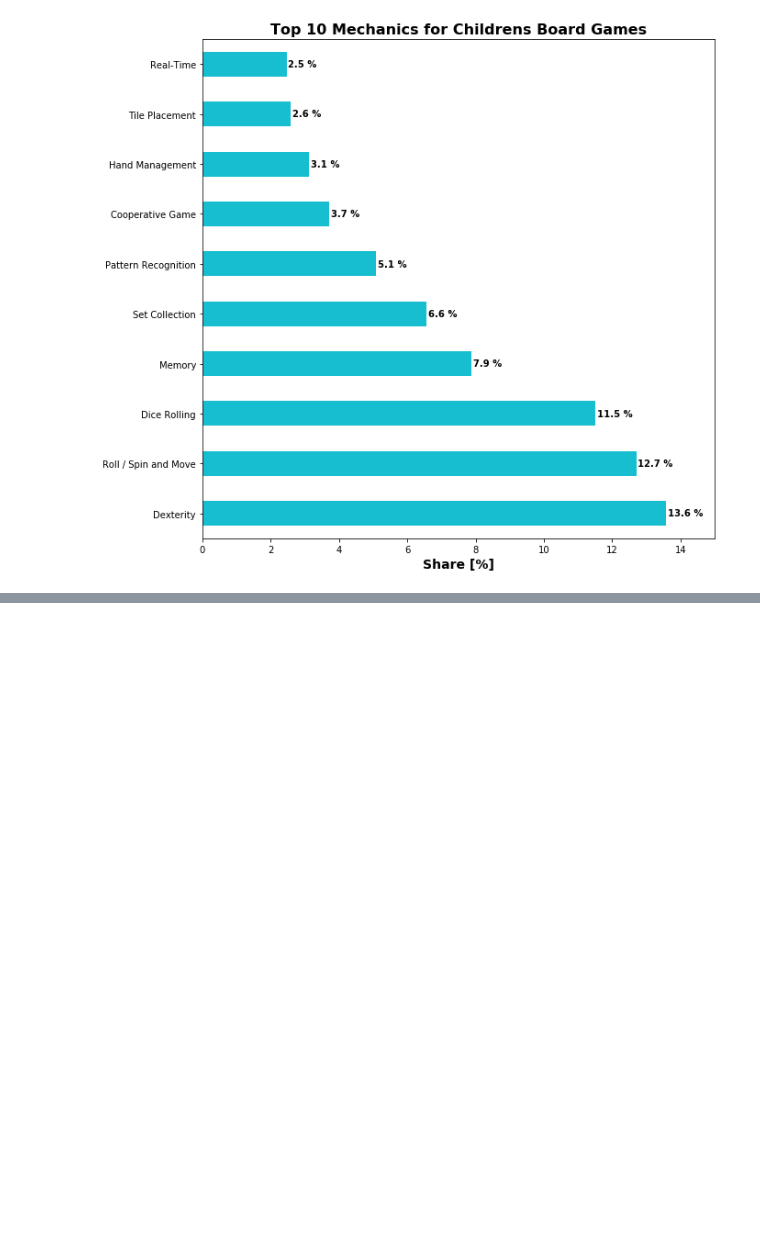
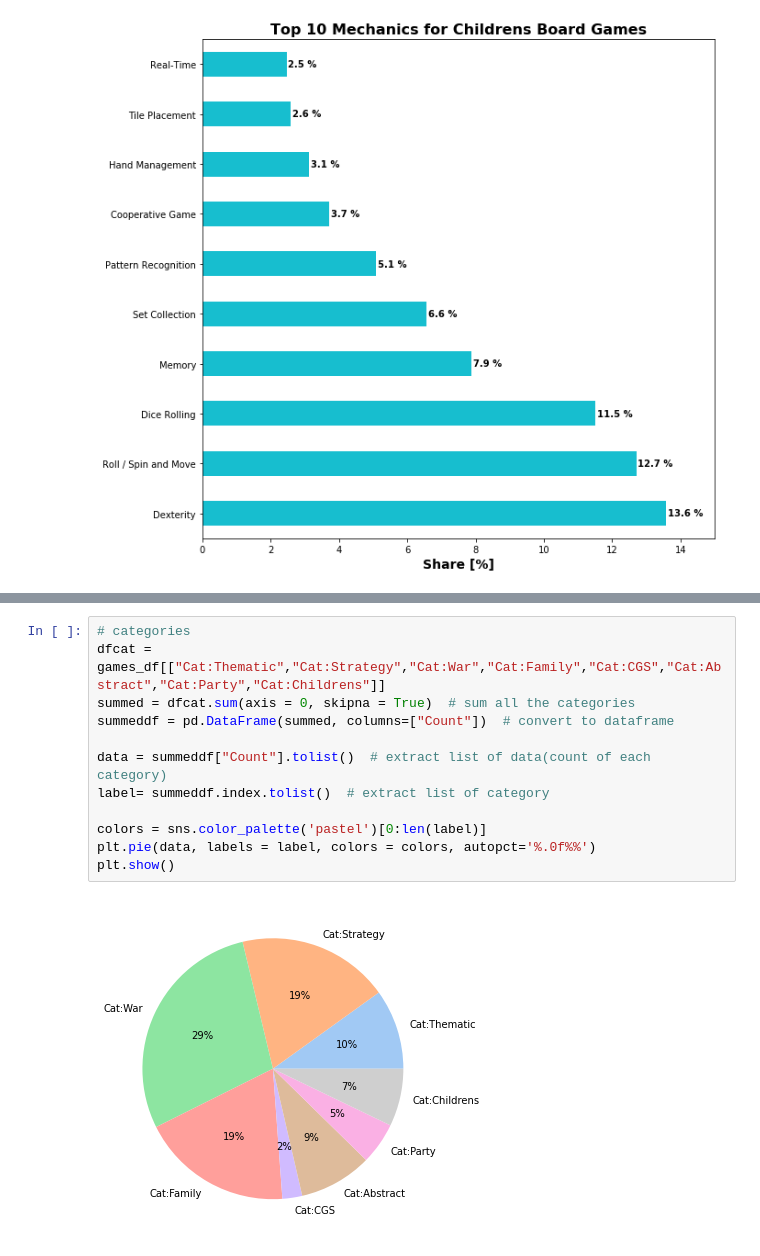
Before and after one commit to XiaoleiDu/ECE143-Group1-WI22, a Jupyter notebook: notebooks/data_visualization.ipynb, the cells around one changed output, grey strips where cells are left out. Saved outputs shown, nothing was run; the diff lists cells and outputs as text; blank space fills up the shorter version.

```diff
--- a/notebooks/data_visualization.ipynb
+++ b/notebooks/data_visualization.ipynb
@@ -602,0 +620,14 @@ plt.show()
+# %%
+# categories
+dfcat = games_df[["Cat:Thematic","Cat:Strategy","Cat:War","Cat:Family","Cat:CGS","Cat:Abstract","Cat:Party","Cat:Childrens"]]
+summed = dfcat.sum(axis = 0, skipna = True)  # sum all the categories
+summeddf = pd.DataFrame(summed, columns=["Count"])  # convert to dataframe
+
+data = summeddf["Count"].tolist()  # extract list of data(count of each category)
+label= summeddf.index.tolist()  # extract list of category
+
+colors = sns.color_palette('pastel')[0:len(label)]
+plt.pie(data, labels = label, colors = colors, autopct='%.0f%%')
+plt.show()
+# %% [output]
+[figure, added]
```
Also changed, not shown: parts of 3 cells of this notebook.
